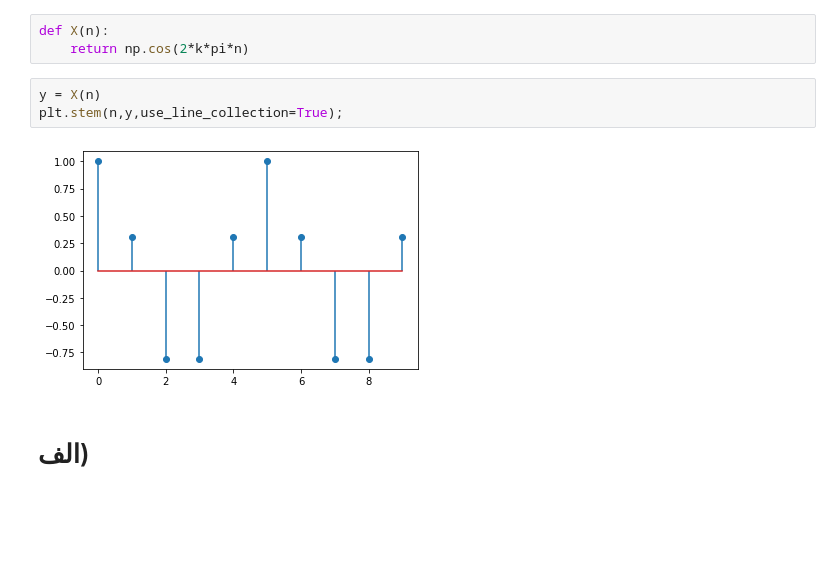
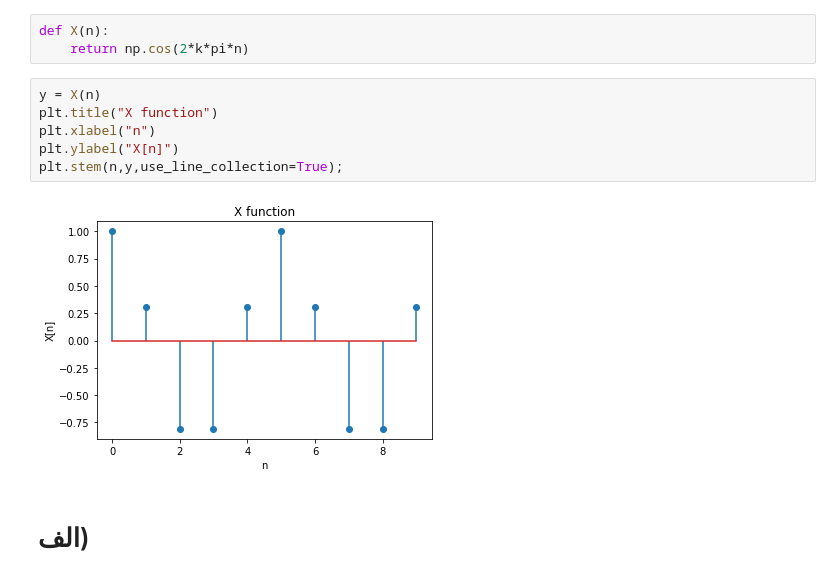
Before and after one commit to ae2079/SS_CA1, a Jupyter notebook: Discrete Time Function Drowing.ipynb, the cells around one changed output. Saved outputs shown, nothing was run; the diff lists cells and outputs as text; blank space fills up the shorter version.

```diff
--- a/Discrete Time Function Drowing.ipynb
+++ b/Discrete Time Function Drowing.ipynb
@@ -16,9 +16,12 @@ def X(n):
     return np.cos(2*k*pi*n)
 # %%
 y = X(n)
+plt.title("X function")
+plt.xlabel("n")
+plt.ylabel("X[n]")
 plt.stem(n,y,use_line_collection=True);
 # %% [output]
-[figure, old version]
+[figure, new version]
 # %% [markdown]
 # الف)
 # %% [markdown]
```
Also changed, not shown: parts of 8 cells of this notebook, 7 other files.
